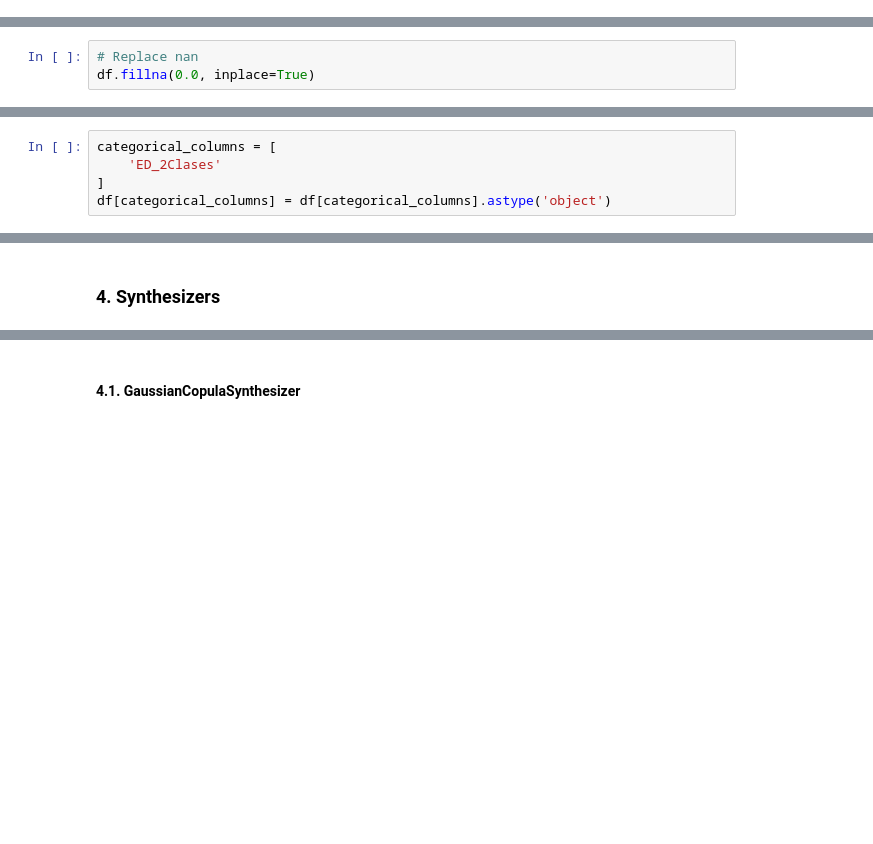
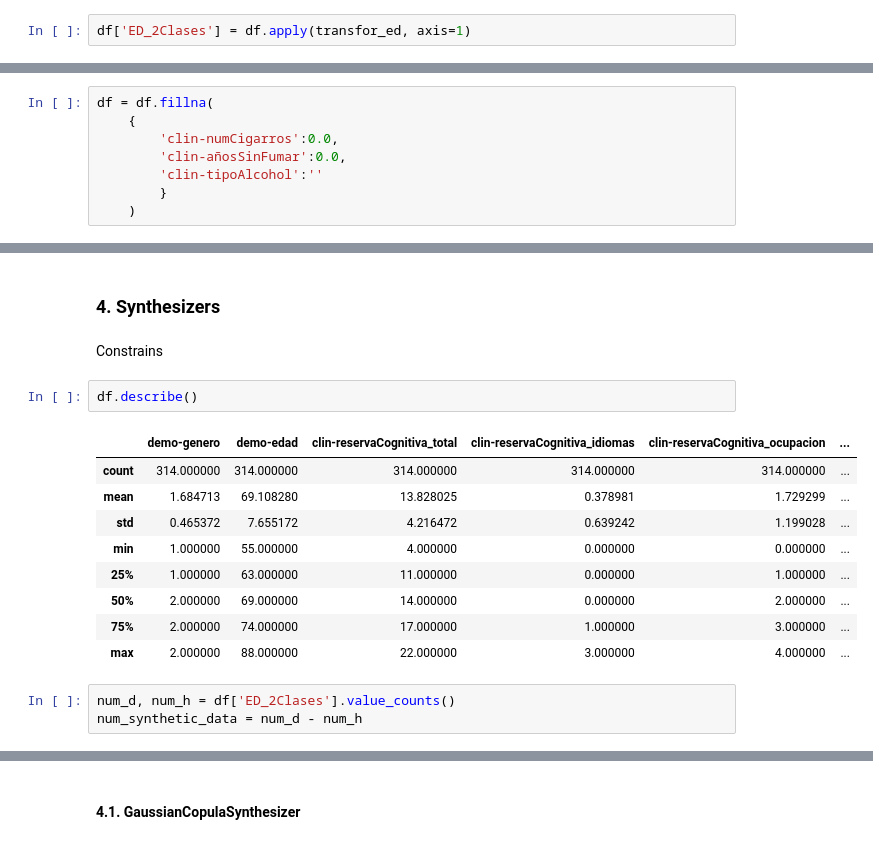
Before and after one commit to jgalanl/synthetic-data, a Jupyter notebook: generators/sdv/tlp/generate-data.ipynb, the cells around one changed output, grey strips where cells are left out. Saved outputs shown, nothing was run; the diff lists cells and outputs as text; blank space fills up the shorter version.

```diff
--- a/generators/sdv/tlp/generate-data.ipynb
+++ b/generators/sdv/tlp/generate-data.ipynb
@@ -97,0 +36,2 @@ drop_columns = [
+# %%
+df['ED_2Clases'] = df.apply(transfor_ed, axis=1)
@@ -112,4 +106,9 @@ TLP.Tavec.26_RI-B_frente_RI-A1.PD    float64
 dtype: object
-# %%
-# Replace nan
-df.fillna(0.0, inplace=True)
+# %%
+df = df.fillna(
+    {
+        'clin-numCigarros':0.0,
+        'clin-añosSinFumar':0.0,
+        'clin-tipoAlcohol':''
+        }
+    )
@@ -116,10 +119,5 @@ df.fillna(0.0, inplace=True)
 # %%
 df.replace([np.inf, -np.inf], 0, inplace=True)
-# %%
-categorical_columns = [
-    'ED_2Clases'
-]
-df[categorical_columns] = df[categorical_columns].astype('object')
 # %%
 from sdv.metadata import Metadata
 
@@ -144,3 +152,20 @@ if os.path.exists("metadata.json"):
 metadata.save_to_json('metadata.json')
 # %% [markdown]
 ### 4. Synthesizers
+# %% [markdown]
+Constrains
+# %%
+df.describe()
+# %% [output]
+|  | demo-genero | demo-edad | clin-reservaCognitiva_total | clin-reservaCognitiva_idiomas | clin-reservaCognitiva_ocupacion | ... |
+| count | 314.000000 | 314.000000 | 314.000000 | 314.000000 | 314.000000 | ... |
+| mean | 1.684713 | 69.108280 | 13.828025 | 0.378981 | 1.729299 | ... |
+| std | 0.465372 | 7.655172 | 4.216472 | 0.639242 | 1.199028 | ... |
+| min | 1.000000 | 55.000000 | 4.000000 | 0.000000 | 0.000000 | ... |
+| 25% | 1.000000 | 63.000000 | 11.000000 | 0.000000 | 1.000000 | ... |
+| 50% | 2.000000 | 69.000000 | 14.000000 | 0.000000 | 2.000000 | ... |
+| 75% | 2.000000 | 74.000000 | 17.000000 | 1.000000 | 3.000000 | ... |
+| max | 2.000000 | 88.000000 | 22.000000 | 3.000000 | 4.000000 | ... |
+# %%
+num_d, num_h = df['ED_2Clases'].value_counts()
+num_synthetic_data = num_d - num_h
```
Also changed, not shown: parts of 34 cells of this notebook, 7 other files.
